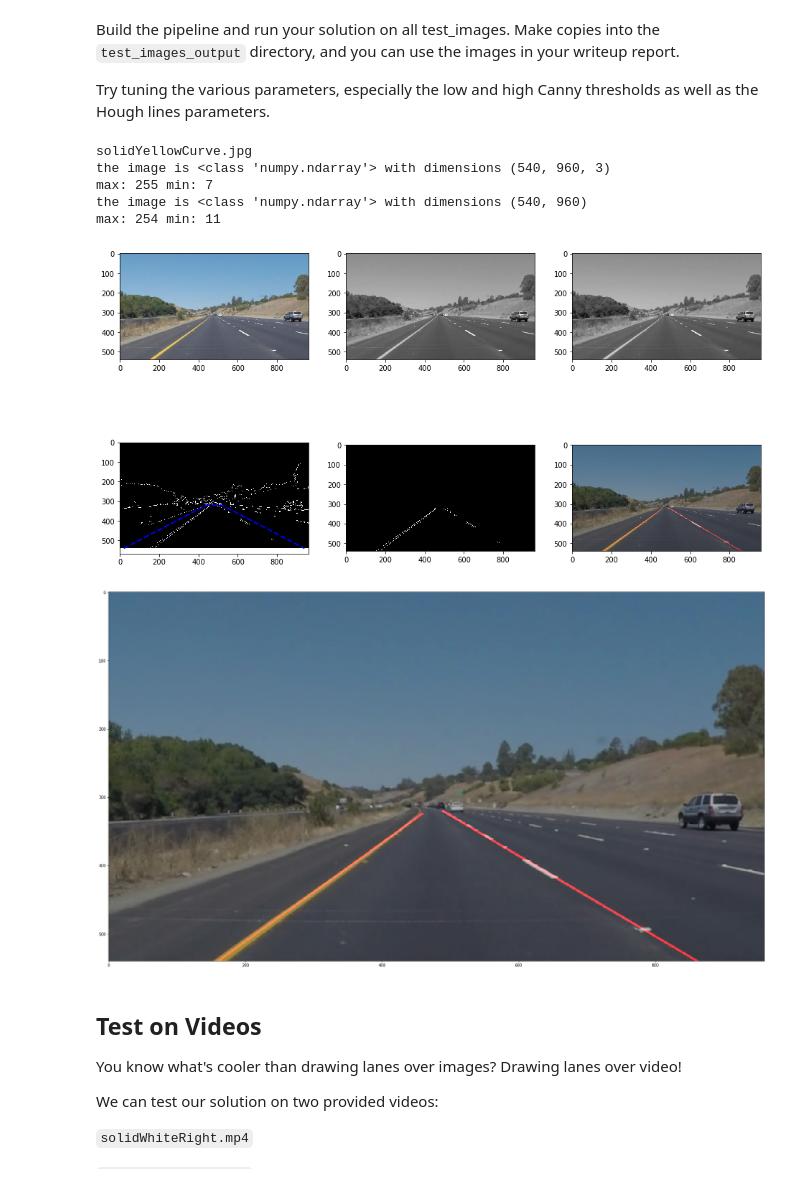
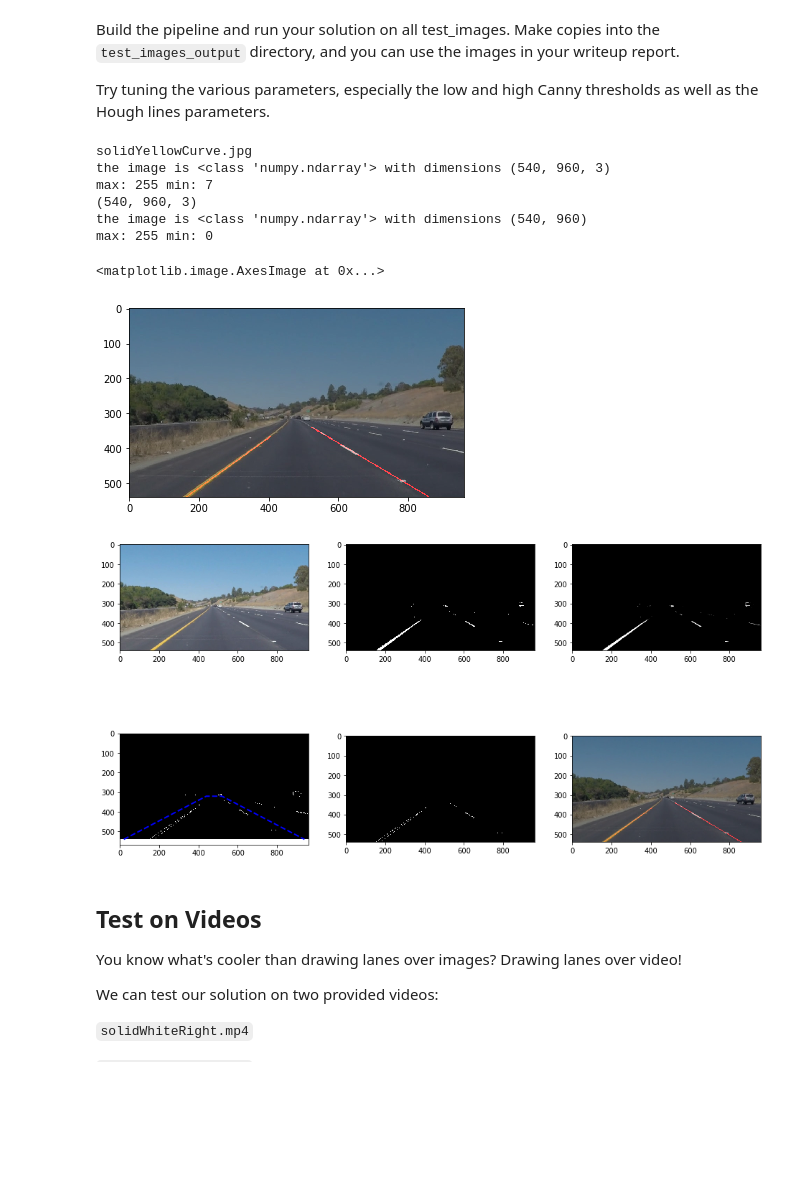
Before and after one commit to chunshulee/CarND-lane-detection, a Jupyter notebook: P1.ipynb, the cells around one changed output. Cells and saved outputs as stored; diff of their text form; code cells hidden in the pictures; blank space fills up the shorter version.

Commit message:
Changes to deal with challenge.video by scoping out white and yellow lanes first

```diff
--- a/P1.ipynb
+++ b/P1.ipynb
@@ -135,6 +135,35 @@ def outlier_removal(lines_all):
 
 
     return line
+
+def scope_y_w_colors(image):
+    """
+    scope out only yellow and white pixels
+    """
+    # scope out white pixels
+    lower_white = np.array([200, 200, 200])
+    upper_white = np.array([255, 255, 255])
+    white_mask = cv2.inRange(image, lower_white, upper_white)
+    #white_image = cv2.bitwise_and(image, image, mask=white_mask)
+
+    # scope out yellow pixels
+    hsv = cv2.cvtColor(image, cv2.COLOR_BGR2HSV)
+    lower_yellow = np.array([90,100,100])
+    upper_yellow = np.array([110,255,255])
+    yellow_mask = cv2.inRange(hsv, lower_yellow, upper_yellow)
+    #plt.imshow(yellow_mask)
+    #plt.savefig('yellow_mask.png')
+    #yellow_image = cv2.bitwise_and(image, image,mask=yellow_mask)
+    #print(yellow_image.shape)
+    #plt.imshow(yellow_image)
+    #plt.savefig('yellow_image.png')
+    yellow_white = cv2.bitwise_or(white_mask, yellow_mask)
+
+
+    # Combine the two above images
+    #image2 = cv2.addWeighted(white_image, 1., yellow_image, 1., 0.)
+
+    return yellow_white
 
 def draw_lines(img, lines, line_mode, color=[255, 0, 0], thickness=2):
     """
@@ -252,9 +281,12 @@ print(image_name)
 print('the image is',type(image),'with dimensions',image.shape)
 print('max:',image.max(),'min:',image.min())
 
+image_f = scope_y_w_colors(image)
+#convert RGB to gray
+#gray=grayscale(image_f)
+gray=image_f
 
-#convert RGB to gray
-gray=grayscale(image)
+
 print('the image is',type(gray),'with dimensions',gray.shape)
 print('max:',gray.max(),'min:',gray.min())
 plt.figure(num=0,figsize=[16,9])
@@ -271,39 +303,39 @@ plt.imshow(gray_gaussian,cmap='gray')
 
 #Edge detection
 edges=canny(gray_gaussian,100,150)
 plt.subplot(*(2,3,4))
 plt.imshow(edges,cmap='gray')
 
 #scope out regions of interest
 global height, width
 height=image.shape[0]
 width=image.shape[1]
 region_interest=np.array([[20/960*width,height],[width*440/960,height*320/540],[width*520/960,height*320/540],[940/960*width,height]],np.int32)
 
 regions=region_of_interest(edges,[region_interest])
 plt.plot(region_interest[:,0],region_interest[:,1],'b--',lw=2)
 plt.subplot(*(2,3,5))
 plt.imshow(regions,cmap='gray')
 
 #line detection
-lines=hough_lines(regions,1,np.pi/180,15,40,20)
+lines=hough_lines(regions,1,np.pi/180,15,10,20)
 result = weighted_img(image, lines, 0.9, 0.7)
 
 plt.subplot(*[2,3,6])
 plt.imshow(result)
-plt.savefig('debug.png')
 
 plt.figure(num=1,figsize=[32,18])
 plt.imshow(result)
-plt.savefig('debug.png')
 # %% [output]
 solidYellowCurve.jpg
 the image is <class 'numpy.ndarray'> with dimensions (540, 960, 3)
 max: 255 min: 7
+(540, 960, 3)
 the image is <class 'numpy.ndarray'> with dimensions (540, 960)
-max: 254 min: 11
+max: 255 min: 0
+<matplotlib.image.AxesImage at 0x...>
-[figure, old version]
+[figure, new version]
-[figure, old version]
+[figure, new version]
 # %% [markdown]
 ## Test on Videos
 
```
Also changed, not shown: parts of 4 cells of this notebook, 3 other files.
